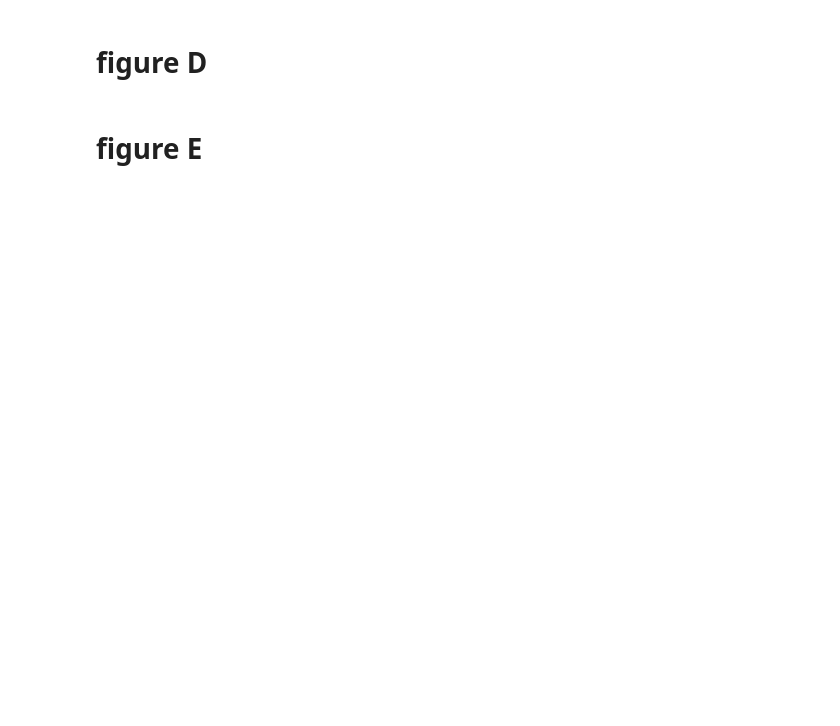
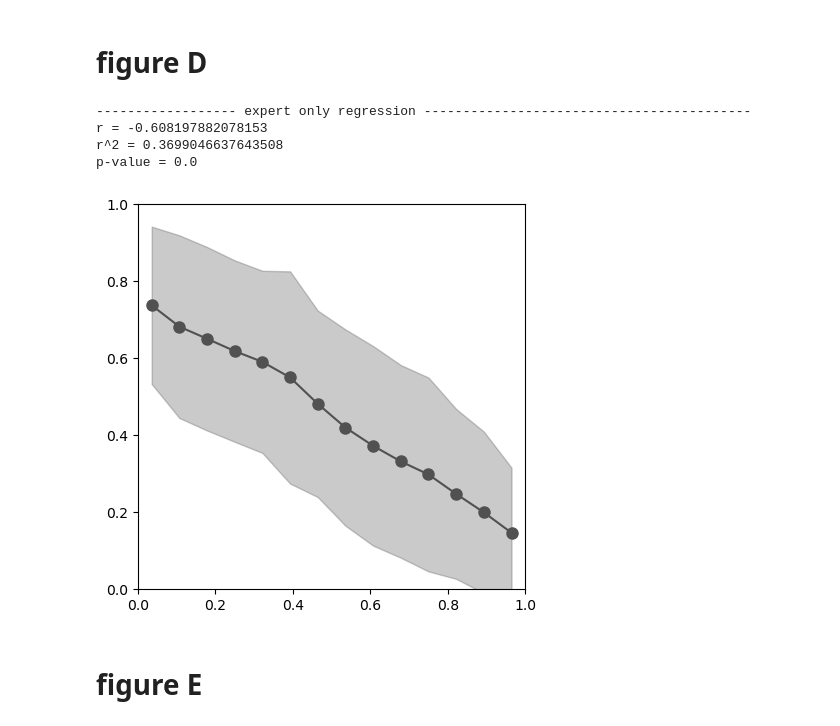
Before and after one commit to EmmettJT/procedural_replay_paper_2025, a Jupyter notebook: ED_5/ED5_plots.ipynb, the cells around one changed output. Cells and saved outputs as stored; diff of their text form; code cells hidden in the pictures; blank space fills up the shorter version.

```diff
--- a/ED_5/ED5_plots.ipynb
+++ b/ED_5/ED5_plots.ipynb
@@ -11,2 +254,39 @@
+# %%
+fig, ax = plt.subplots(1, 1,figsize=(5, 5))
+x = expert_master['neuron_rel_reverse_replay_positions']
+x = [item for sublist in x for item in sublist]
+y = expert_master['neuron_rel_awake_positions_reverse']
+y = [item for sublist in y for item in sublist]
+a,b = plot_sleep_awake_spike_position(ax,x,y, '#515151')
+ax.set_xlim([0, 1])
+ax.set_ylim([0, 1])
+
+print('------------------ expert only regression ------------------------------------------')
+import statsmodels.api as sm
+group1_data = {'x': x, 'y': y}
+# SaveFig(title_+'decay_regression.pdf',r'C:\Users\Emmett Thompson\Documents\plots\\')
+df1 = pd.DataFrame(group1_data)
+# Add a constant term to the independent variable
+data = sm.add_constant(df1)
+# data = sm.add_constant(df2)
+
+# Fit the regression model
+model = sm.OLS(data['y'], data[['const', 'x']],missing='drop').fit()
+
+# Print the summary statistics
+# print(model.summary())
+
+r = np.sign(model.params['x']) * np.sqrt(model.rsquared)
+
+
+print(f"r = {r}")
+print(f"r^2 = {model.rsquared}")
+print(f"p-value = {model.pvalues['x']}")
+# %% [output]
+------------------ expert only regression ------------------------------------------
+r = -0.608197882078153
+r^2 = 0.3699046637643508
+p-value = 0.0
+[figure, added]
 # %% [markdown]
 # figure E
```
Also changed, not shown: parts of 11 cells of this notebook, 4 other files.
